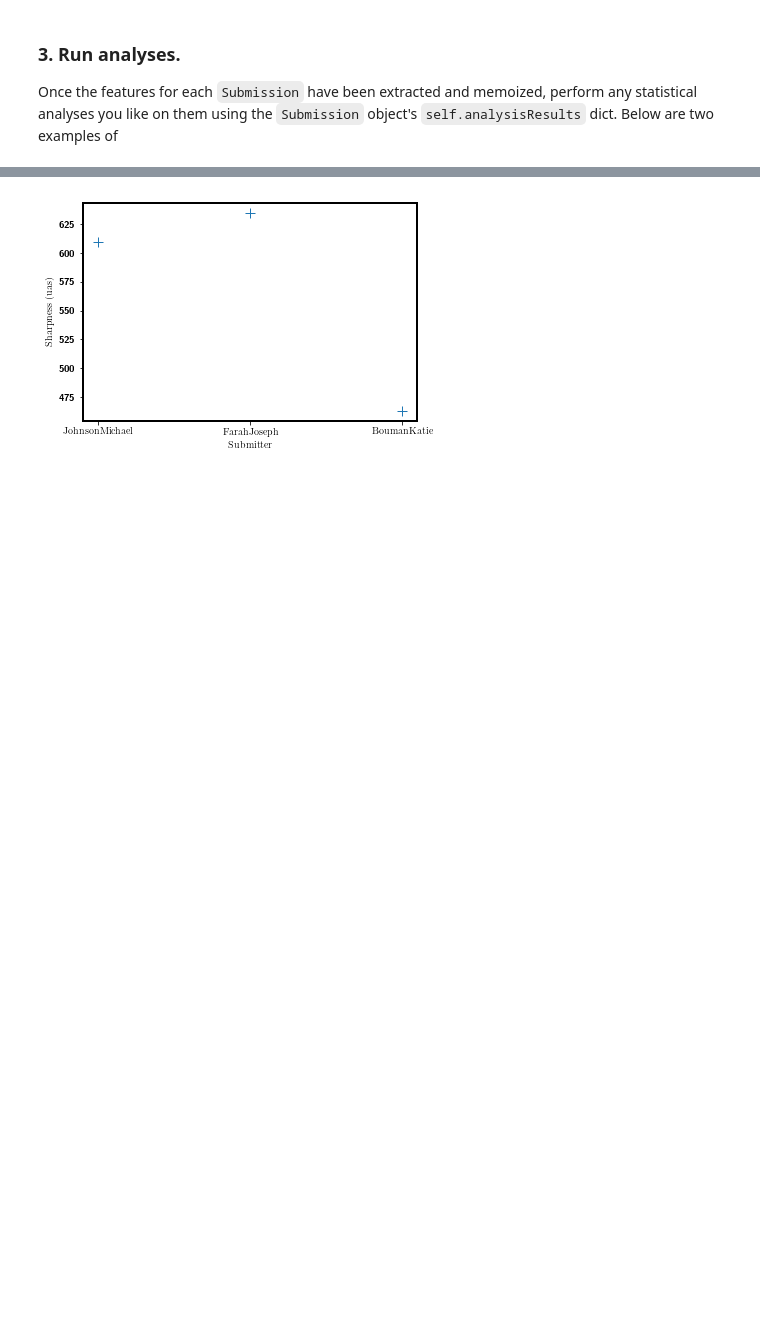
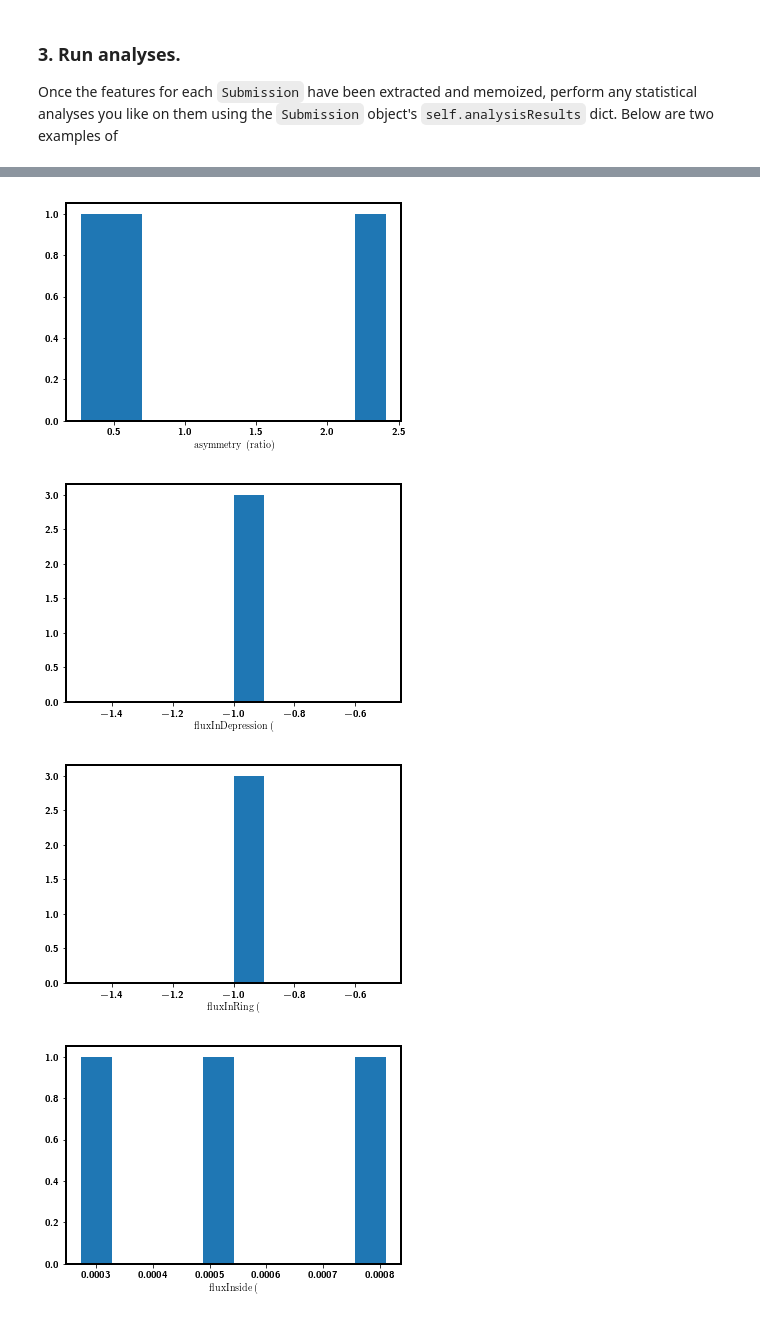
Before and after one commit to sao-eht/eht-mcp, a Jupyter notebook: image_model_fit_comparison_pipeline.ipynb, the cells around one changed output, grey strips where cells are left out. Saved outputs shown, nothing was run; the diff lists cells and outputs as text; code cells hidden in the pictures; blank space fills up the shorter version.

```diff
--- a/image_model_fit_comparison_pipeline.ipynb
+++ b/image_model_fit_comparison_pipeline.ipynb
@@ -271,18 +296,8 @@ plt.show()
-# %%
-## create plot of ring sharpness for each submission ##
-xticks = []
-sharpnesses = []
-for submission in submissionsList:
-    sharpness = submission.analysisResults['sharpness']
-    sharpnesses.append(sharpness)
-    plt.plot()
-    sID = submission.submitter
-    xticks.append(sID)
-
-plt.plot(sharpnesses, linestyle='', marker='+', markersize='10')
-plt.xlabel("Submitter")
-plt.ylabel("Sharpness (uas)")
-plt.xticks(range(len(sharpnesses)), xticks)
-plt.show()
-# %% [output]
-[figure, removed]
+# %%
+## plotting distributions of the parameters ##
+allMetricHist(submissionsList, save=EXPORT_PDF, show=True)
+# %% [output]
+[figure, added]
+[figure, added]
+[figure, added]
+[figure, added]
```
Also changed, not shown: parts of 10 cells of this notebook, 6 other files.
